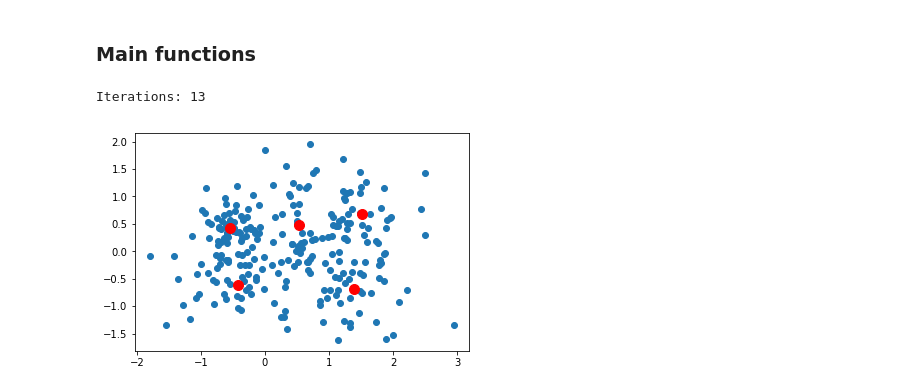
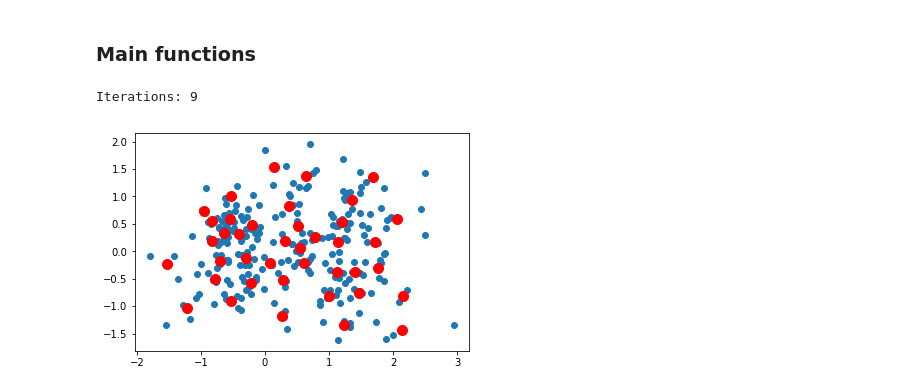
Before and after one commit to rostyslavb/DRU-DS100-w3, a Jupyter notebook: ws/2/k-means/K-means.ipynb, the cells around one changed output. Cells and saved outputs as stored; diff of their text form; code cells hidden in the pictures.

```diff
--- a/ws/2/k-means/K-means.ipynb
+++ b/ws/2/k-means/K-means.ipynb
@@ -41,7 +41,7 @@ def move_centroids(points, closest, centroids):
     '''
     return np.array([points[closest==k].mean(axis=0) for k in np.unique(closest)])
 
-def main(points, k=3, iterations=100, accuracy=1e-15):
+def main(points, k=3, iterations=100, accuracy=1e-12, echo=False):
 
     # Initialize centroids
     centroids = initialize_centroids(points, k)
@@ -54,15 +54,22 @@ def main(points, k=3, iterations=100, accuracy=1e-15):
         if np.all(np.sqrt(((new_centroids - centroids)**2).sum(axis=1)) <= accuracy):
             break
         centroids = new_centroids
+    if echo:
+        print(f'Iterations: {i}')
+    return centroids
 
-    print(f'Iterations: {i}')
-    return centroids
+def predict(points, centroids):
+    return centroids[closest_centroid(points, centroids)]
+
+# sum of square distances from the closest cluster
+def error(points, centroids):
+    return ((points - centroids[:, np.newaxis])**2).sum(axis=2).min(axis=0).sum()
 # %%
-centroids = main(points, k=5)
+centroids = main(points, k=40, echo=True)
 
 plt.scatter(points[:, 0], points[:, 1])
 plt.scatter(centroids[:, 0], centroids[:, 1], c='r', s=100)
 ax = plt.gca()
 # %% [output]
-Iterations: 13
+Iterations: 9
-[figure, old version]
+[figure, new version]
```
Also changed, not shown: parts of 2 cells of this notebook, 1 other file.
